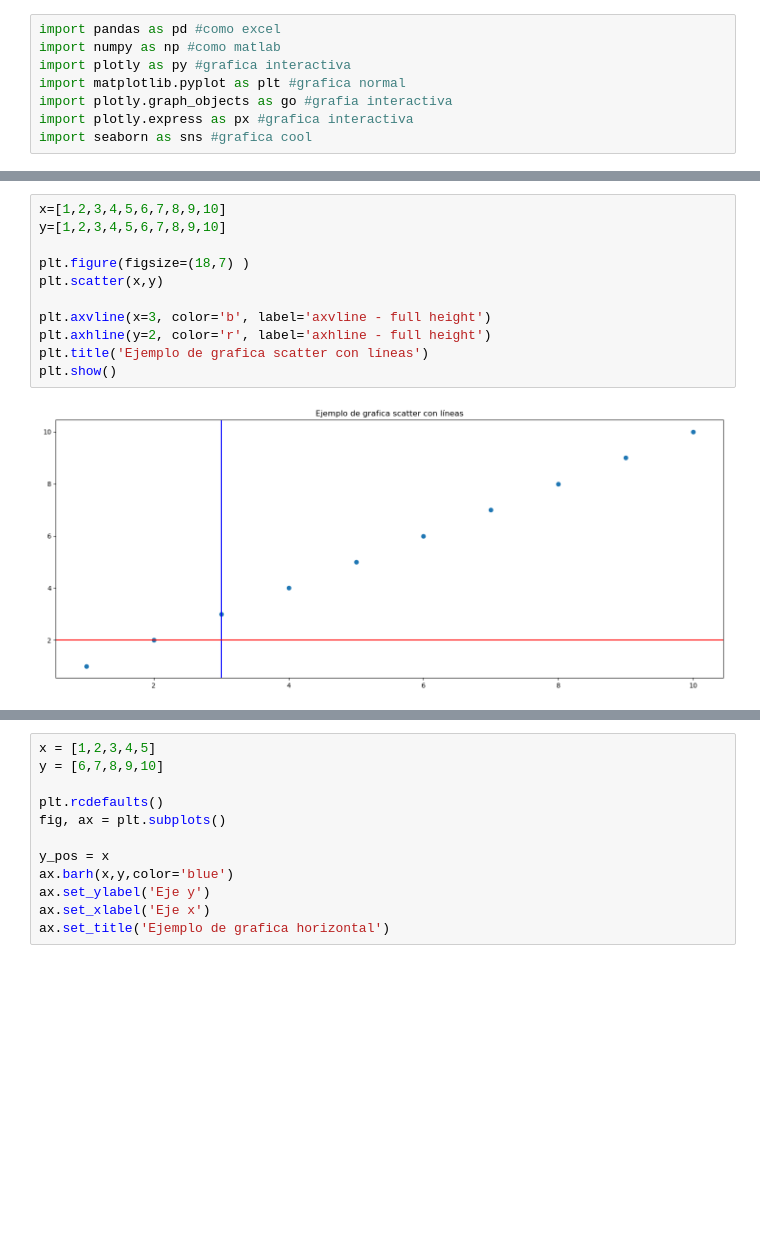
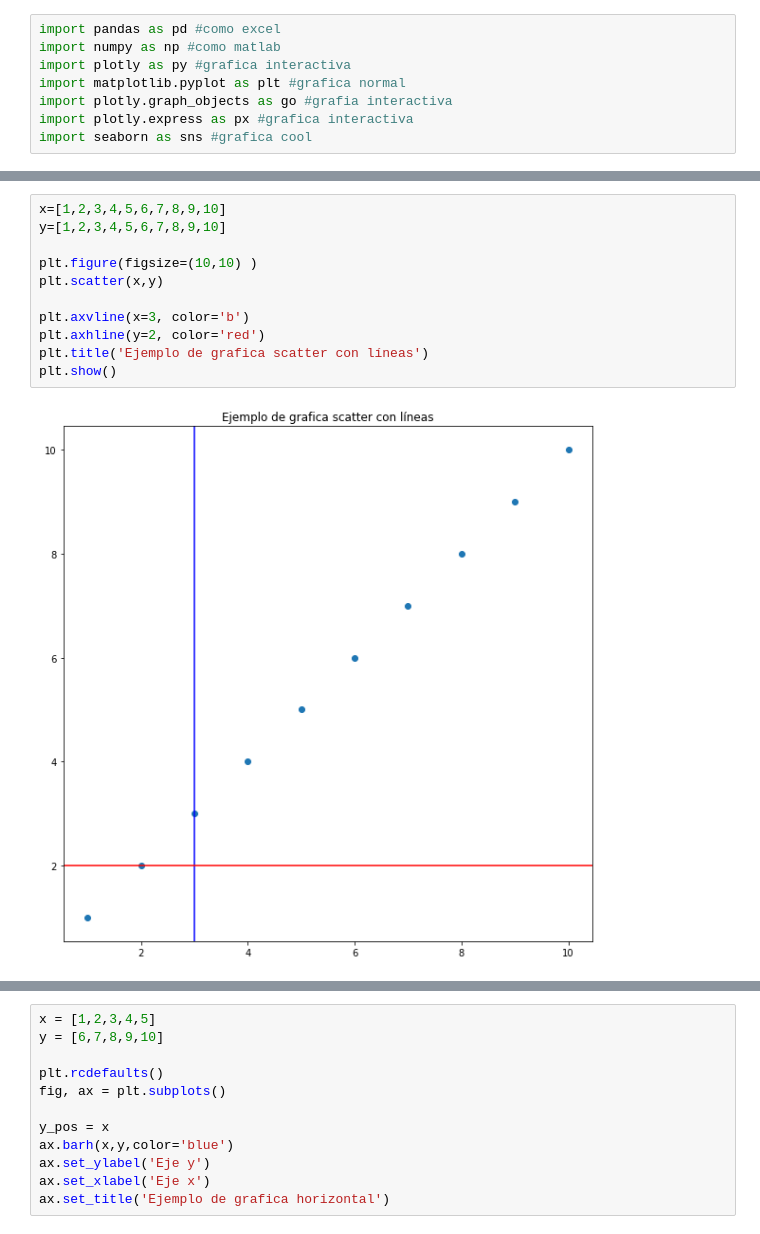
Before and after one commit to CdeCMx-org/curso_python, a Jupyter notebook: Gráficas con plotly.ipynb, the cells around one changed output, grey strips where cells are left out. Cells and saved outputs as stored; diff of their text form; blank space fills up the shorter version.

```diff
--- a/Gráficas con plotly.ipynb
+++ b/Gráficas con plotly.ipynb
@@ -20,16 +21,16 @@ fig.show()
 # %%
 x=[1,2,3,4,5,6,7,8,9,10]
 y=[1,2,3,4,5,6,7,8,9,10]
 
-plt.figure(figsize=(18,7) )
+plt.figure(figsize=(10,10) )
 plt.scatter(x,y)
 
-plt.axvline(x=3, color='b', label='axvline - full height')
-plt.axhline(y=2, color='r', label='axhline - full height')
+plt.axvline(x=3, color='b')
+plt.axhline(y=2, color='red')
 plt.title('Ejemplo de grafica scatter con líneas')
 plt.show()
 # %% [output]
-[figure, old version]
+[figure, new version]
 # %%
 plt.figure(figsize=(30,8))
 x = [1,2,3,4,5]
```
Also changed, not shown: parts of 3 cells of this notebook.
